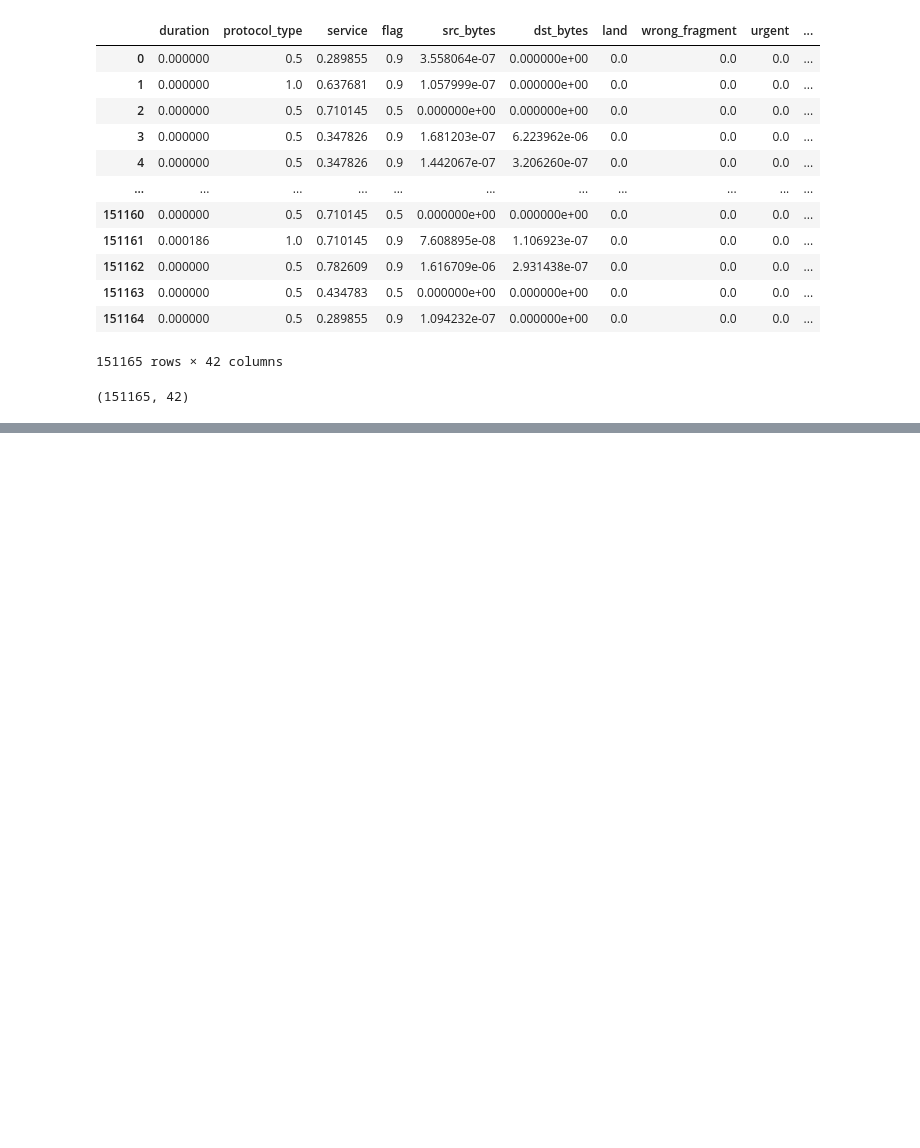
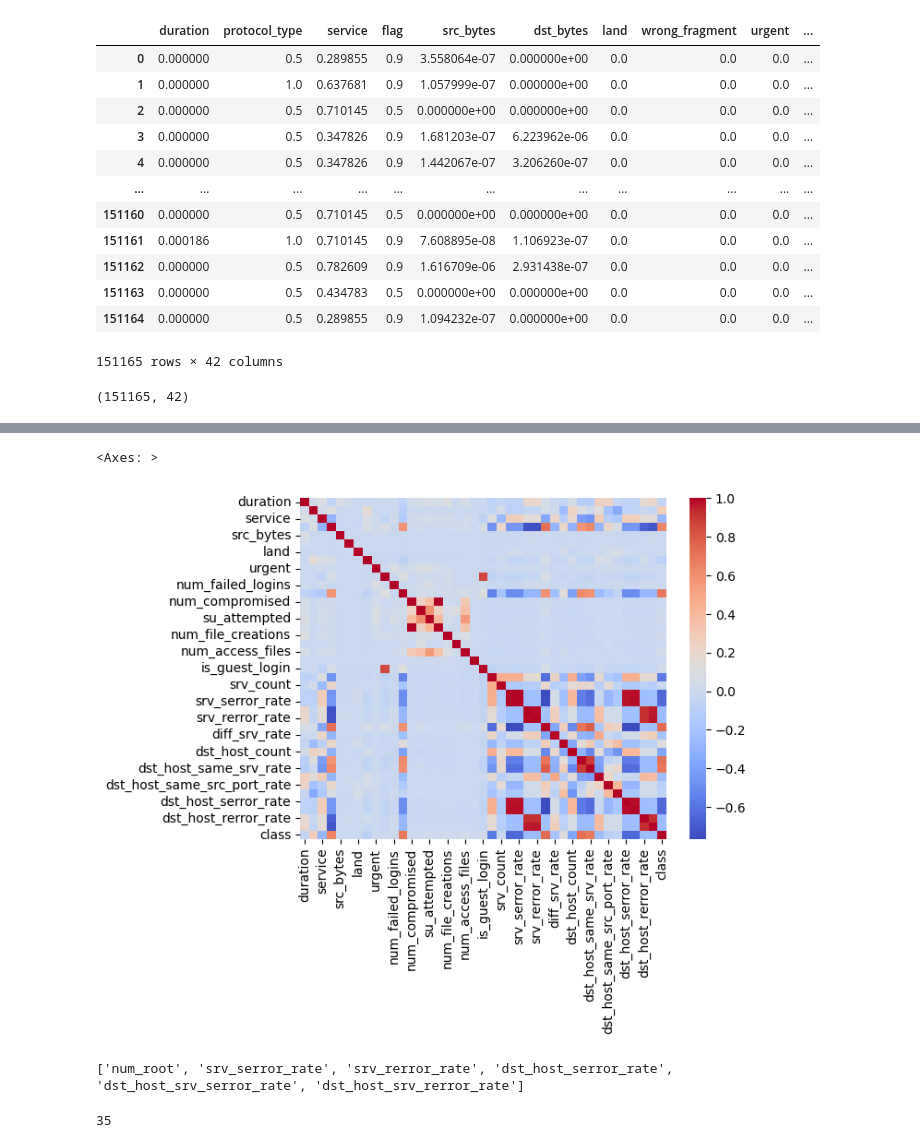
Before and after one commit to SlyPex/Reinforcment_Learning_Network_Agent, a Jupyter notebook: src/data_preprocessing.ipynb, the cells around one changed output, grey strips where cells are left out. Saved outputs shown, nothing was run; the diff lists cells and outputs as text; code cells hidden in the pictures; blank space fills up the shorter version.

Commit message:
removed only 0 feature and highly correlated features

```diff
--- a/src/data_preprocessing.ipynb
+++ b/src/data_preprocessing.ipynb
@@ -111 +124,29 @@ scaled_df.sample(frac=1).reset_index()
 151165 rows × 43 columns
+# %%
+scaled_df = scaled_df.drop(['num_outbound_cmds'], axis=1)
+# %%
+import seaborn as sns
+correlation = scaled_df.corr()
+
+sns.heatmap(correlation, annot=False, cmap='coolwarm')
+# %% [output]
+<Axes: >
+[figure, added]
+# %%
+import numpy as np
+
+# Assuming 'correlation' is your correlation matrix (replace it with your actual correlation matrix)
+upper_tri = correlation.where(np.triu(np.ones(correlation.shape, dtype=bool), k=1))
+
+# Identify columns to drop where correlation is greater than 0.95
+to_drop = [column for column in upper_tri.columns if any(upper_tri[column] > 0.95)]
+print(to_drop)
+
+# Drop the correlated features
+scaled_df = scaled_df.drop(columns=to_drop)
+# %% [output]
+['num_root', 'srv_serror_rate', 'srv_rerror_rate', 'dst_host_serror_rate', 'dst_host_srv_serror_rate', 'dst_host_srv_rerror_rate']
+# %%
+len(scaled_df.columns)
+# %% [output]
+35
```
Also changed, not shown: parts of 2 cells of this notebook, 2 other files.
